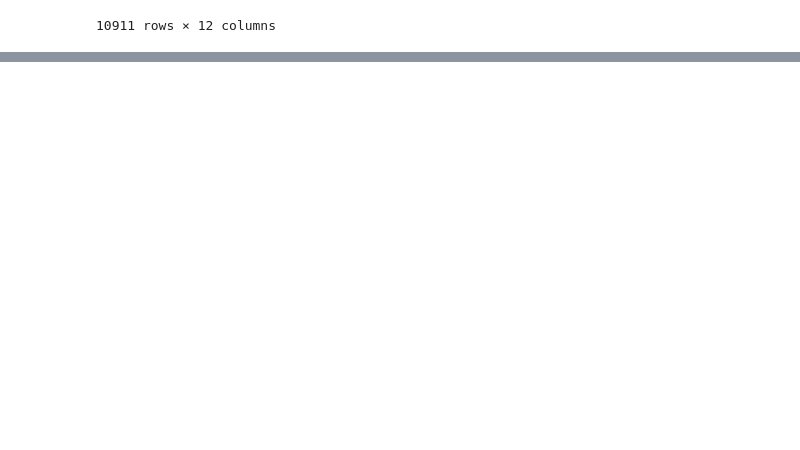
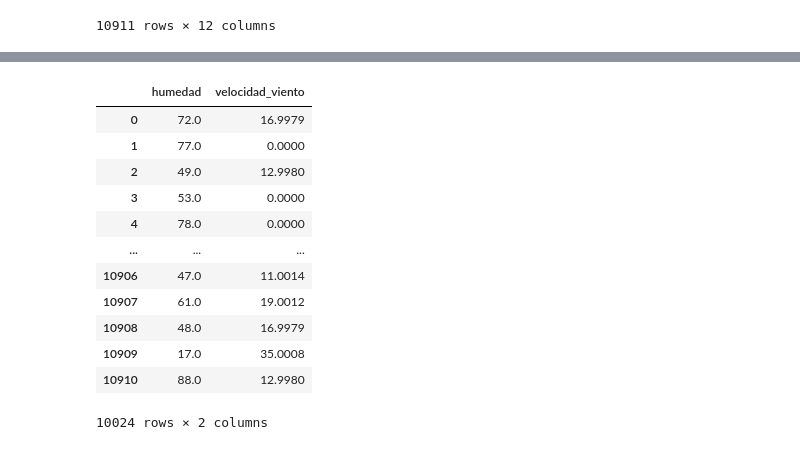
Before and after one commit to borquezzz77/Trabajo-1-Marketing, a Jupyter notebook: marketing.ipynb, the cells around one changed output, grey strips where cells are left out. Cells and saved outputs as stored; diff of their text form; code cells hidden in the pictures; blank space fills up the shorter version.

```diff
--- a/marketing.ipynb
+++ b/marketing.ipynb
@@ -18,3 +18,6 @@ df
 | 10909 | 2011-02-19 07:00:00 | Primavera | NO | 0 | Claro | 15.58 | 19.695 | 17.0 | ... |
 | 10910 | 2012-05-02 07:00:00 | Ver | NO | si | Niebla | 22.14 | 25.760 | 88.0 | ... |
 10911 rows × 12 columns
+# %%
+df = df[['humedad', 'velocidad_viento']]
+df
@@ -20,0 +38,10 @@ df
+# %%
+filas_con_nan = df[df.isna().any(axis=1)]
+cantidad_borradas = len(filas_con_nan)
+
+df = df.dropna()
+
+print("Cantidad de filas borradas:", cantidad_borradas)
+print("Filas que se borraron:\n", filas_con_nan)
+
+df
@@ -20,0 +78,11 @@ df
+# %%
+criterio_filtro = (df['humedad'] >= 0) & (df['humedad'] <= 100) & (df['velocidad_viento'] >= 0) & (df['velocidad_viento'] <= 250)
+
+filas_eliminadas = df[~criterio_filtro].copy()
+filas_eliminadas['Fila_Excel'] = filas_eliminadas.index + 2
+
+df = df[criterio_filtro]
+
+print("Cantidad de filas eliminadas por inconsistencia física:", len(filas_eliminadas))
+print("Detalle de filas eliminadas:")
+filas_eliminadas
@@ -20,0 +121,16 @@ df
+# %%
+df
+# %% [output]
+|  | humedad | velocidad_viento |
+| 0 | 72.0 | 16.9979 |
+| 1 | 77.0 | 0.0000 |
+| 2 | 49.0 | 12.9980 |
+| 3 | 53.0 | 0.0000 |
+| 4 | 78.0 | 0.0000 |
+| ... | ... | ... |
+| 10906 | 47.0 | 11.0014 |
+| 10907 | 61.0 | 19.0012 |
+| 10908 | 48.0 | 16.9979 |
+| 10909 | 17.0 | 35.0008 |
+| 10910 | 88.0 | 12.9980 |
+10024 rows × 2 columns
```
Also changed, not shown: parts of 4 cells of this notebook.
